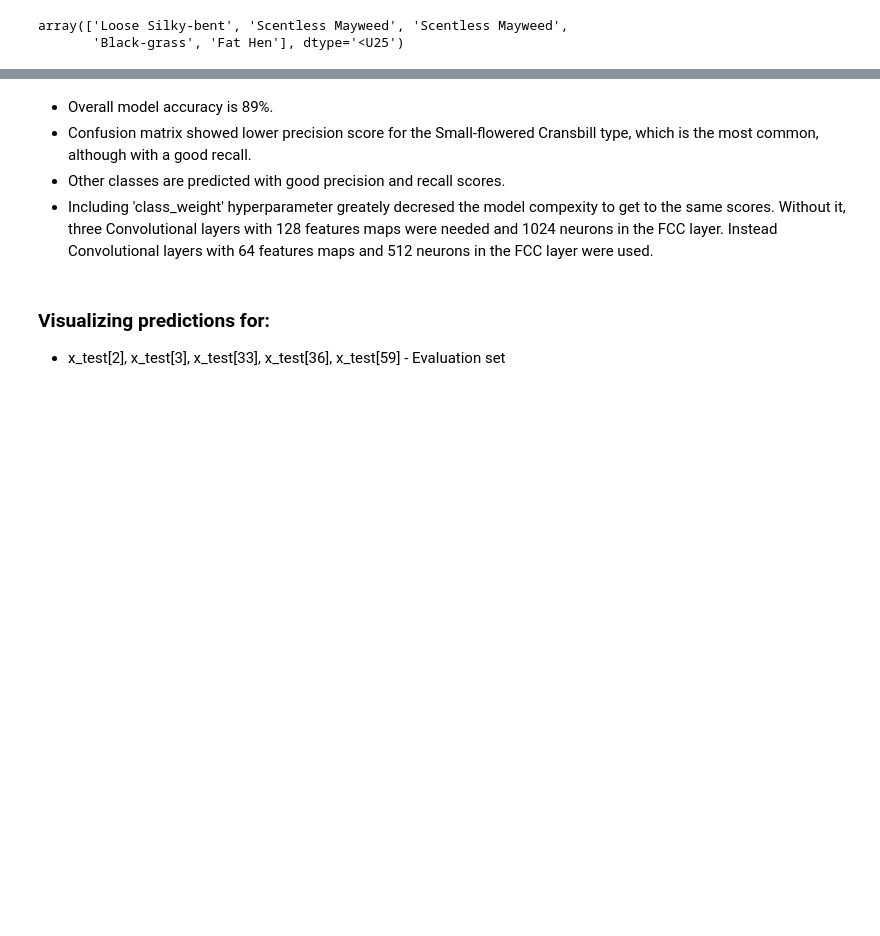
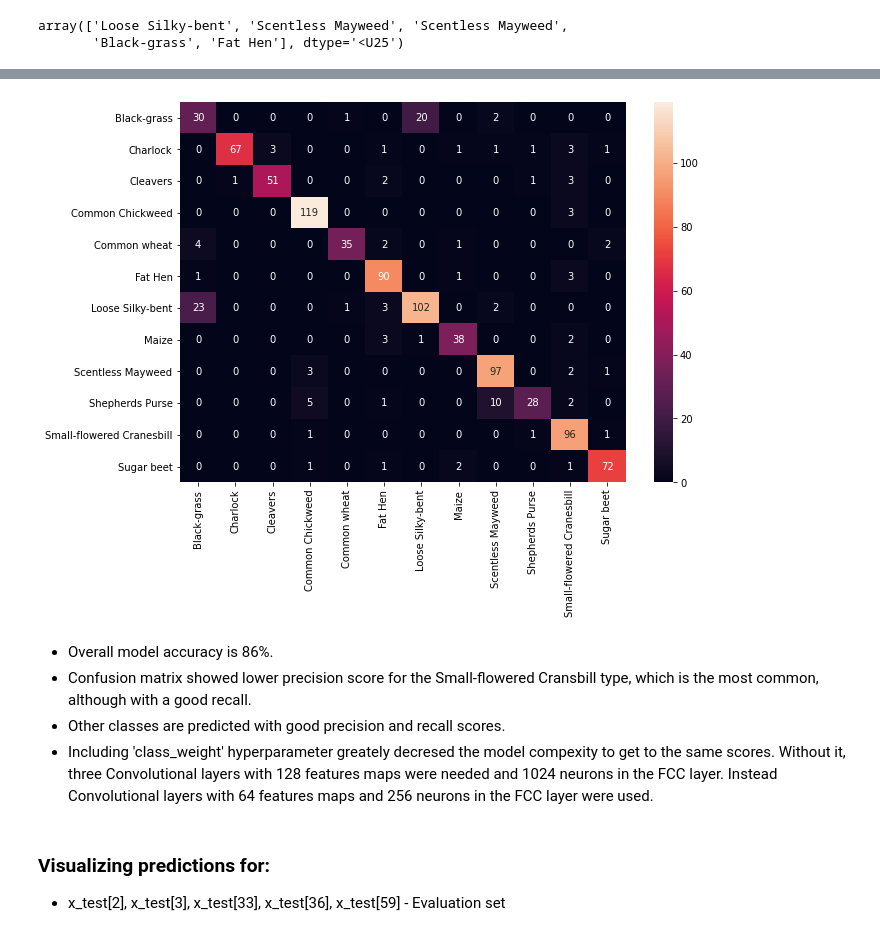
Before and after one commit to InnaG33/crop_seedings, a Jupyter notebook: crop_seeding_classifier.ipynb, the cells around one changed output, grey strips where cells are left out. Drawn from its saved outputs; the diff is of its cells as text; code cells hidden in the pictures; blank space fills up the shorter version.

```diff
--- a/crop_seeding_classifier.ipynb
+++ b/crop_seeding_classifier.ipynb
@@ -549,0 +646,6 @@ Small-flowered Cranesbill       0.50      0.85      0.63        53
+# %%
+y_pred_hot = np.argmax(predicted_classes, axis=1)
+#y_pred_hot[0]
+y_test_hot=np.argmax(y_test, axis=1)
+
+print(y_pred_hot[0], y_test_hot[0])
@@ -549,0 +654,4 @@ Small-flowered Cranesbill       0.50      0.85      0.63        53
+# %%
+#confusion matrix
+test_results = pd.DataFrame(zip(y_pred_hot, y_test_hot), columns=['y_pred', 'y_true'])
+test_results.head()
@@ -549,0 +665,3 @@ Small-flowered Cranesbill       0.50      0.85      0.63        53
+# %%
+conf_mat = confusion_matrix(test_results['y_true'], test_results['y_pred'])
+conf_mat
@@ -550,8 +681,15 @@ Small-flowered Cranesbill       0.50      0.85      0.63        53
+# %%
+df_cm = pd.DataFrame(conf_mat, index =  enc.classes_,
+                  columns = enc.classes_)
+plt.figure(figsize = (10,7))
+sns.heatmap(df_cm, annot=True, fmt='g');
+# %% [output]
+[figure, added]
 # %% [markdown]
- - Overall model accuracy is 89%.
+ - Overall model accuracy is 86%.
  - Confusion matrix showed lower precision score for the Small-flowered Cransbill type, which is the most common, although with a good recall.
  - Other classes are predicted with good precision and recall scores.
- - Including 'class_weight' hyperparameter greately decresed the model compexity to get to the same scores. Without it, three Convolutional layers with 128 features maps were needed and 1024 neurons in the FCC layer. Instead Convolutional layers with 64 features maps and 512 neurons in the FCC layer were used.
+ - Including 'class_weight' hyperparameter greately decresed the model compexity to get to the same scores. Without it, three Convolutional layers with 128 features maps were needed and 1024 neurons in the FCC layer. Instead Convolutional layers with 64 features maps and 256 neurons in the FCC layer were used.
 # %% [markdown]
 ### Visualizing predictions for:
  - x_test[2], x_test[3], x_test[33], x_test[36], x_test[59] - Evaluation set
```
Also changed, not shown: parts of 24 cells of this notebook, 3 other files.
